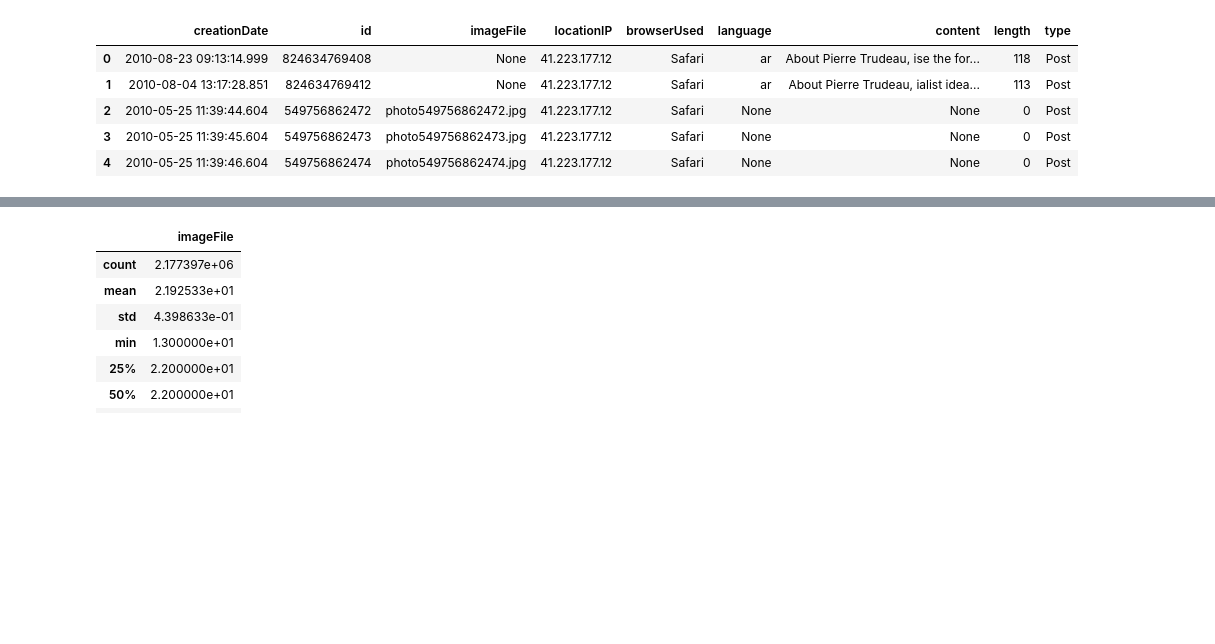
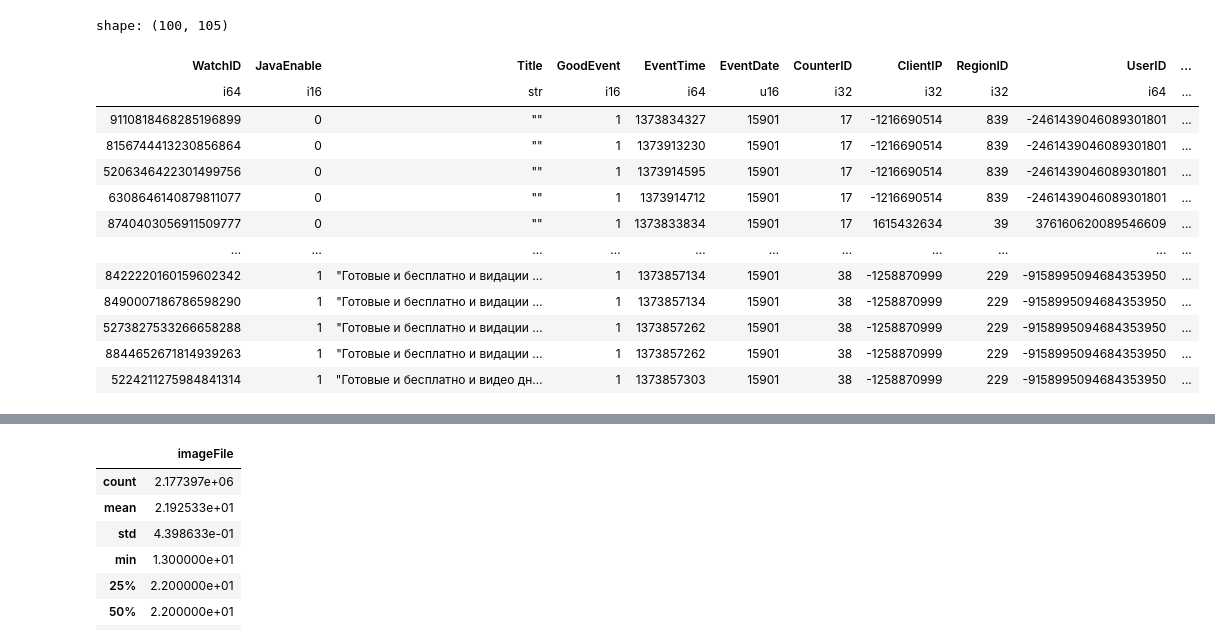
Before and after one commit to yan-alex/fsst-plus-experiments, a Jupyter notebook: benchmarking/visualize_data.ipynb, the cells around one changed output, grey strips where cells are left out. Drawn from its saved outputs; the diff is of its cells as text; code cells hidden in the pictures; blank space fills up the shorter version.

```diff
--- a/benchmarking/visualize_data.ipynb
+++ b/benchmarking/visualize_data.ipynb
@@ -3,10 +4,18 @@ import pandas as pd
 # %%
-df = pd.read_parquet("data/raw/SNB3-parquet/post.parquet")
-df.head()
+df = pl.read_parquet("data/raw/clickbench.parquet")
+df.head(100)
 # %% [output]
+shape: (100, 105)
-|  | creationDate | id | imageFile | locationIP | browserUsed | language | content | length | type |
-| 0 | 2010-08-23 09:13:14.999 | 824634769408 | None | 41.223.177.12 | Safari | ar | About Pierre Trudeau, ise the for... | 118 | Post |
-| 1 | 2010-08-04 13:17:28.851 | 824634769412 | None | 41.223.177.12 | Safari | ar | About Pierre Trudeau, ialist idea... | 113 | Post |
-| 2 | 2010-05-25 11:39:44.604 | 549756862472 | photo549756862472.jpg | 41.223.177.12 | Safari | None | None | 0 | Post |
-| 3 | 2010-05-25 11:39:45.604 | 549756862473 | photo549756862473.jpg | 41.223.177.12 | Safari | None | None | 0 | Post |
-| 4 | 2010-05-25 11:39:46.604 | 549756862474 | photo549756862474.jpg | 41.223.177.12 | Safari | None | None | 0 | Post |
+| WatchID | JavaEnable | Title | GoodEvent | EventTime | EventDate | CounterID | ClientIP | RegionID | UserID | ... |
+| i64 | i16 | str | i16 | i64 | u16 | i32 | i32 | i32 | i64 | ... |
+| 9110818468285196899 | 0 | "" | 1 | 1373834327 | 15901 | 17 | -1216690514 | 839 | -2461439046089301801 | ... |
+| 8156744413230856864 | 0 | "" | 1 | 1373913230 | 15901 | 17 | -1216690514 | 839 | -2461439046089301801 | ... |
+| 5206346422301499756 | 0 | "" | 1 | 1373914595 | 15901 | 17 | -1216690514 | 839 | -2461439046089301801 | ... |
+| 6308646140879811077 | 0 | "" | 1 | 1373914712 | 15901 | 17 | -1216690514 | 839 | -2461439046089301801 | ... |
+| 8740403056911509777 | 0 | "" | 1 | 1373833834 | 15901 | 17 | 1615432634 | 39 | 376160620089546609 | ... |
+| … | … | … | … | … | … | … | … | … | … | ... |
+| 8422220160159602342 | 1 | "Готовые и бесплатно и видации … | 1 | 1373857134 | 15901 | 38 | -1258870999 | 229 | -9158995094684353950 | ... |
+| 8490007186786598290 | 1 | "Готовые и бесплатно и видации … | 1 | 1373857134 | 15901 | 38 | -1258870999 | 229 | -9158995094684353950 | ... |
+| 5273827533266658288 | 1 | "Готовые и бесплатно и видации … | 1 | 1373857262 | 15901 | 38 | -1258870999 | 229 | -9158995094684353950 | ... |
+| 8844652671814939263 | 1 | "Готовые и бесплатно и видации … | 1 | 1373857262 | 15901 | 38 | -1258870999 | 229 | -9158995094684353950 | ... |
+| 5224211275984841314 | 1 | "Готовые и бесплатно и видео дн… | 1 | 1373857303 | 15901 | 38 | -1258870999 | 229 | -9158995094684353950 | ... |
```
Also changed, not shown: parts of 2 cells of this notebook, 11 other files.
